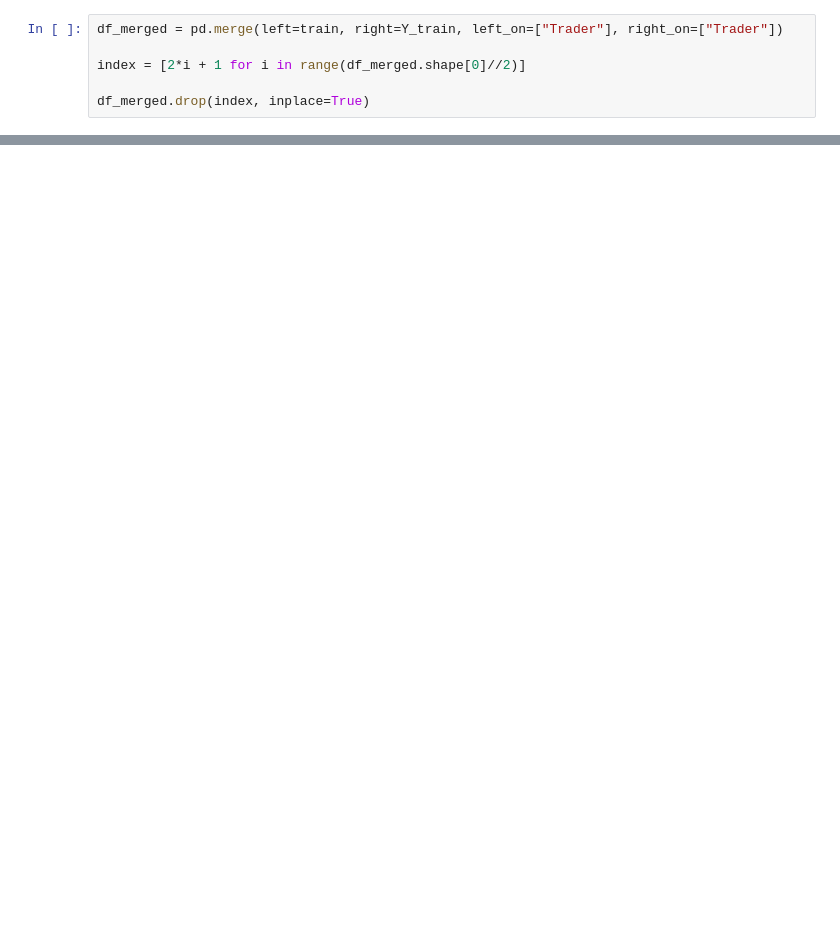
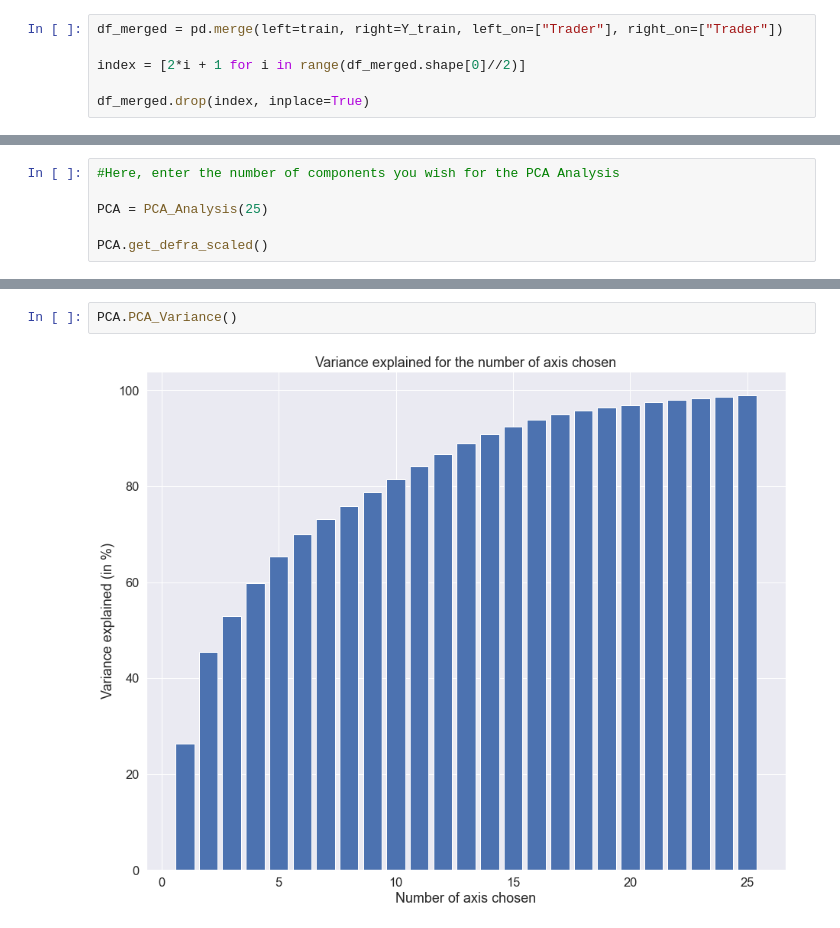
Before and after one commit to HippolyteGuigon/Machine-Learning-II-project, a Jupyter notebook: Version propre.ipynb, the cells around one changed output, grey strips where cells are left out. Saved outputs shown, nothing was run; the diff lists cells and outputs as text; blank space fills up the shorter version.

```diff
--- a/Version propre.ipynb
+++ b/Version propre.ipynb
@@ -67,0 +55,6 @@ XGBClassifier(alpha=6, base_score=0.5, booster='gbtree', colsample_bylevel=1,
+# %%
+#Here, enter the number of components you wish for the PCA Analysis
+
+PCA = PCA_Analysis(25)
+
+PCA.get_defra_scaled()
@@ -67,0 +91,4 @@ XGBClassifier(alpha=6, base_score=0.5, booster='gbtree', colsample_bylevel=1,
+# %%
+PCA.PCA_Variance()
+# %% [output]
+[figure, added]
```
Also changed, not shown: parts of 15 cells of this notebook, 1 other file.
